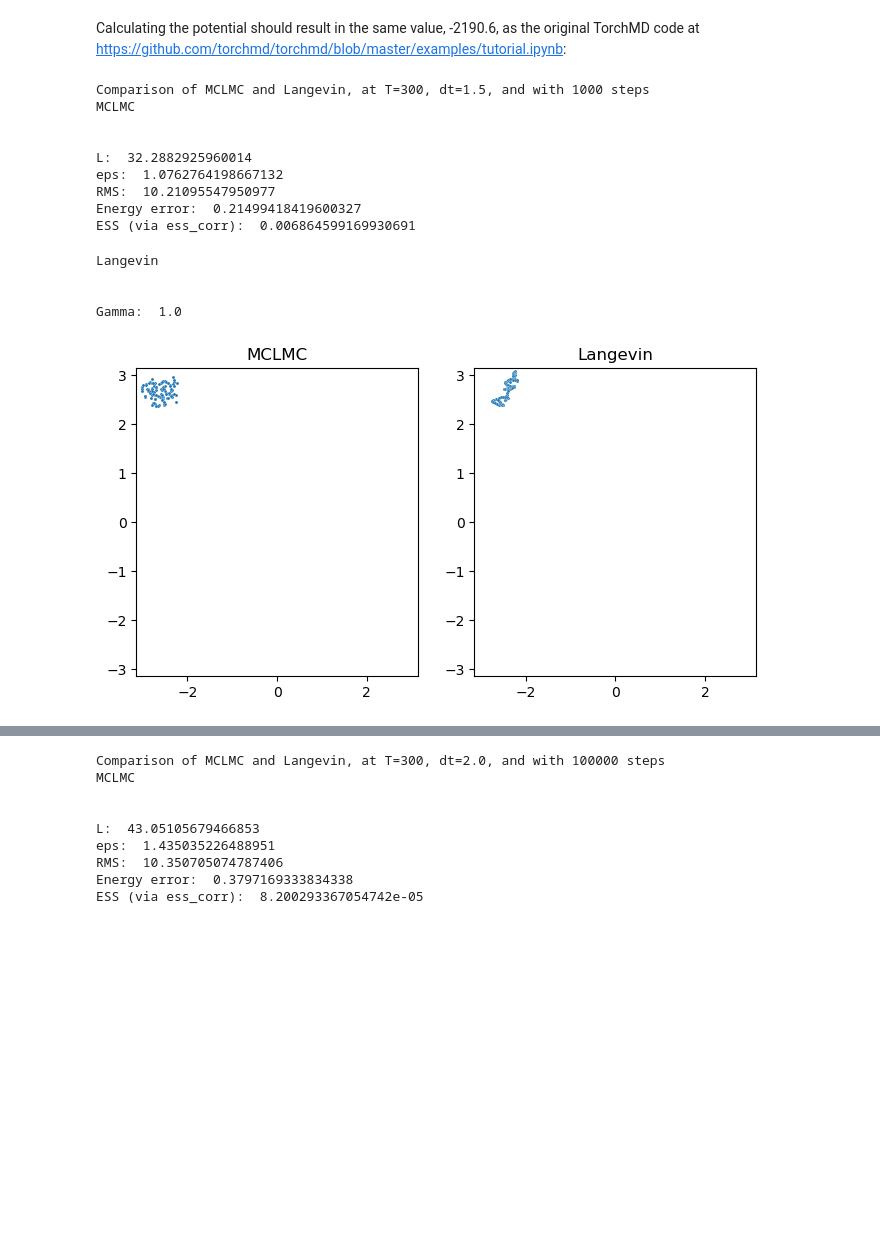
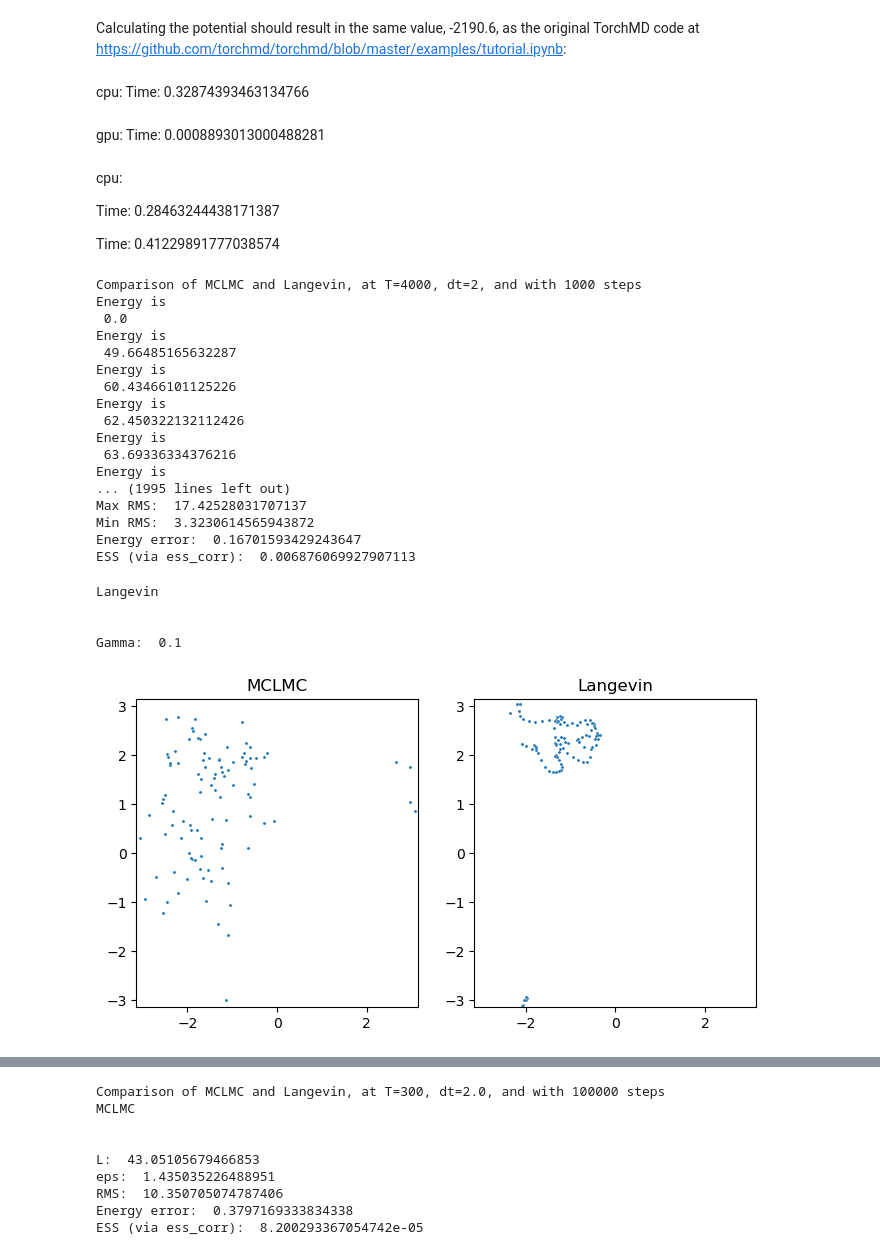
Before and after one commit to reubenharry/jax-md, a Jupyter notebook: notebooks/ad_mclmc.ipynb, the cells around one changed output, grey strips where cells are left out. Saved outputs shown, nothing was run; the diff lists cells and outputs as text; code cells hidden in the pictures; blank space fills up the shorter version.

Commit message:
masses

```diff
--- a/notebooks/ad_mclmc.ipynb
+++ b/notebooks/ad_mclmc.ipynb
@@ -0,0 +22,20 @@
+# %%
+import mdtraj as md
+import numpy as np
+trajectory2 = md.load('./data/prod_alanine_dipeptide_amber/structure.pdb')
+topology = trajectory2.top
+table, bonds = topology.to_dataframe()
+# print(table[:40])
+
+mass_of = {'H' : 1.00784, 'N': 14.0067, 'O': 15.999, 'C' : 12.011}
+
+alanine_dipeptide_mass = sum(mass_of[atom] for atom in list(table['element'][:22]))
+alanine_dipeptide_mass
+
+water_mass = sum(mass_of[atom] for atom in ['H', 'H', 'O'])
+water_mass
+
+molecule_mass_of = {'ACE' : alanine_dipeptide_mass, 'NME' : alanine_dipeptide_mass, 'ALA' : alanine_dipeptide_mass, "HOH" : water_mass}
+
+masses = np.array([molecule_mass_of[molecule] for molecule in (table['resName'])])
+print(masses)
@@ -45,3 +177,13 @@ psi_indices, phi_indices = [6, 8, 14, 16], [4, 6, 8, 14]
+# %% [markdown]
+cpu: Time: 0.32874393463134766
+# %% [markdown]
+gpu: Time: 0.0008893013000488281
+# %% [markdown]
+cpu:
+
+Time: 0.28463244438171387
+
+Time: 0.41229891777038574
 # %%
 def run_mclmc(T, dt, L_factor, chain_length, gamma):
 
@@ -57,9 +199,12 @@ def run_mclmc(T, dt, L_factor, chain_length, gamma):
 
     BOLTZMAN = 0.001987191
 
-    nlogp = lambda x : forces.compute(nnp.reshape(x, pos.shape), box)
+    a = jax.random.normal(key=jax.random.PRNGKey(26), shape=(2064,10000))
+
+    # nlogp = lambda x : nnp.dot(x,a).mean()
+    nlogp = (lambda x : forces.compute(nnp.reshape(x, pos.shape), box))
     energy_fn = lambda x : nlogp(x) / (BOLTZMAN * T)
-    value_grad = jax.value_and_grad(energy_fn)
+    value_grad = jax.jit(jax.value_and_grad(energy_fn))
 
     class MD():
 
@@ -85,7 +230,9 @@ def run_mclmc(T, dt, L_factor, chain_length, gamma):
     eps = eps_in_si * si_to_gmol
 
     target = MD(d = math.prod(pos.shape))
-    sampler = Sampler(target, shift_fn=shift_fn, masses = jax.numpy.tile(mol.masses,3), frac_tune1=0.0, frac_tune2=0.0, frac_tune3=0.0, L = L_factor*eps,
+    # sampler = Sampler(target, shift_fn=shift_fn, masses = jax.numpy.tile(mol.masses,3), frac_tune1=0.0, frac_tune2=0.0, frac_tune3=0.0, L = L_factor*eps,
+                #   eps=eps)
+    sampler = Sampler(target, shift_fn=shift_fn, masses = jax.numpy.ones(2064,), frac_tune1=0.0, frac_tune2=0.0, frac_tune3=0.0, L = L_factor*eps,
                   eps=eps)
     num_chains = 1
     samples, energy, L, _ = sampler.sample(chain_length, num_chains, output= 'detailed')
@@ -108,7 +255,10 @@ def run_mclmc(T, dt, L_factor, chain_length, gamma):
     print("L: ", L)
     print("eps: ", eps)
 
-    print("RMS: ", nnp.sqrt(nnp.mean(samples**2, axis=0)).mean())
+    rmses = nnp.sqrt(nnp.mean(samples**2, axis=0))
+    print("Mean RMS: ", rmses.mean())
+    print("Max RMS: ", nnp.max(rmses))
+    print("Min RMS: ", nnp.min(rmses))
     print("Energy error: ", (nnp.square(energy[1:]-energy[:-1])/math.prod(pos.shape)).mean())
 
     print("ESS (via ess_corr): ", ess_corr(samples))
@@ -151,19 +301,27 @@ def run_mclmc(T, dt, L_factor, chain_length, gamma):
 
     return samples,energy, L, eps, samples_langevin, gamma
 # %%
-samples,energy,L,eps, samples_langevin, gamma = run_mclmc(T=300, dt=1.5, L_factor=30, chain_length=1000, gamma=1.0)
+x_initial,energy,L,eps, samples_langevin, gamma = run_mclmc(T=4000, dt=2, L_factor=30, chain_length=1000, gamma=0.1)
 # %% [output]
-Comparison of MCLMC and Langevin, at T=300, dt=1.5, and with 1000 steps
-MCLMC
-
-
-L:  32.2882925960014
-eps:  1.0762764198667132
-RMS:  10.21095547950977
-Energy error:  0.21499418419600327
-ESS (via ess_corr):  0.006864599169930691
+Comparison of MCLMC and Langevin, at T=4000, dt=2, and with 1000 steps
+Energy is
+ 0.0
+Energy is
+ 49.66485165632287
+Energy is
+ 60.43466101125226
+Energy is
+ 62.450322132112426
+Energy is
+ 63.69336334376216
+Energy is
+... (1995 lines left out)
+Max RMS:  17.42528031707137
+Min RMS:  3.3230614565943872
+Energy error:  0.16701593429243647
+ESS (via ess_corr):  0.006876069927907113
 Langevin
 
 
-Gamma:  1.0
+Gamma:  0.1
-[figure, old version]
+[figure, new version]
```
Also changed, not shown: parts of 34 cells of this notebook, 15 other files.
